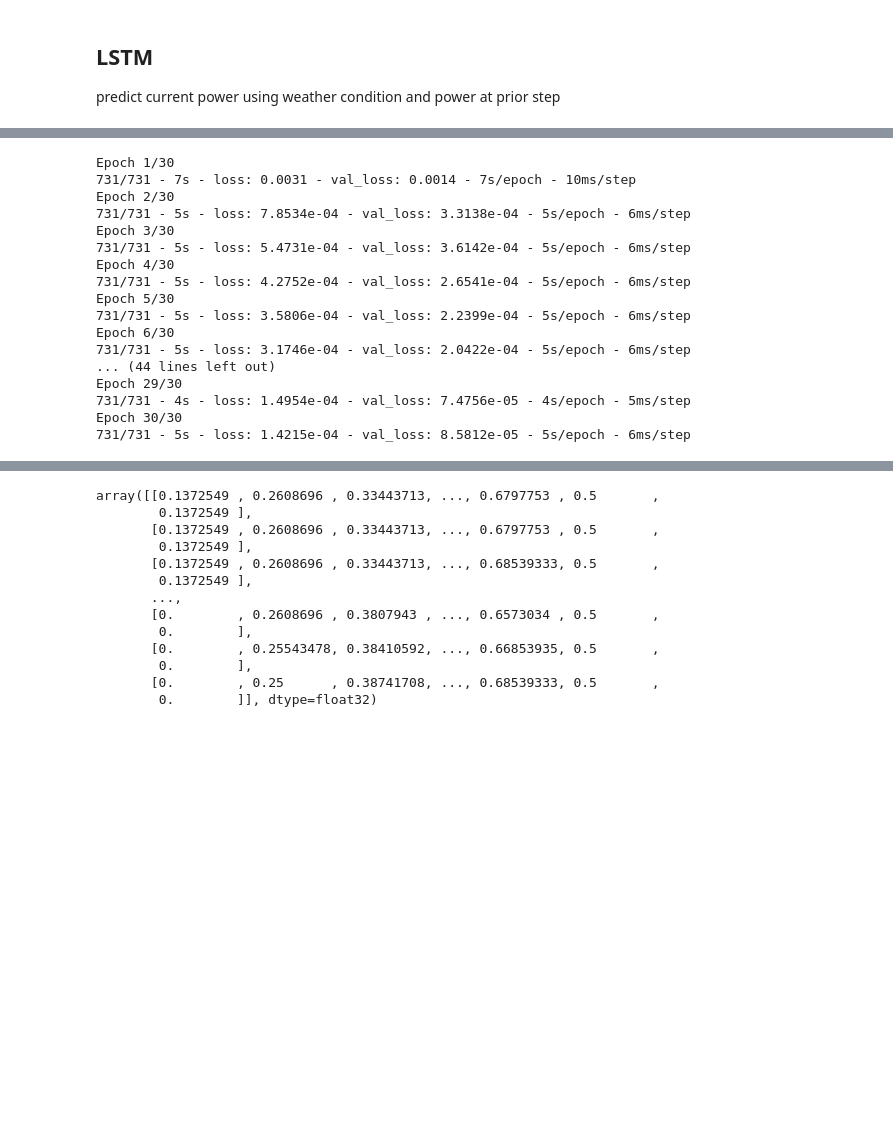
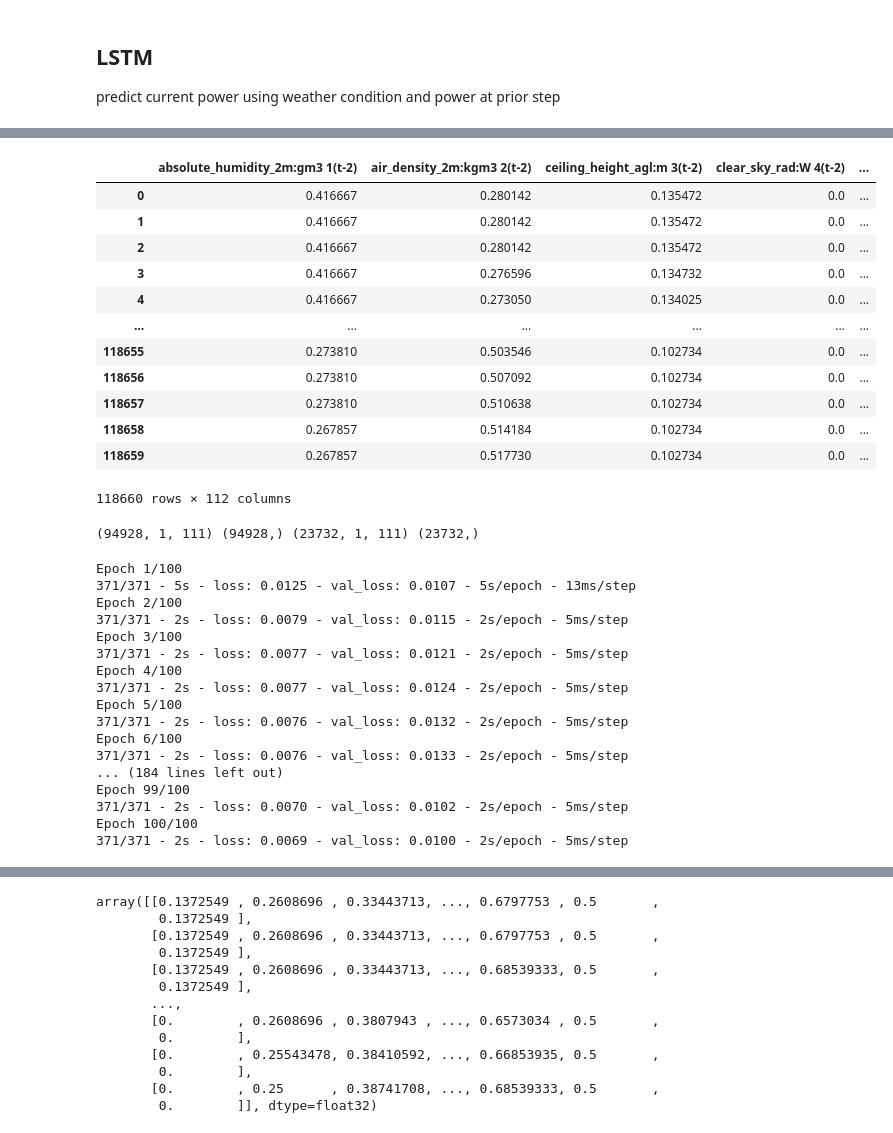
Before and after one commit to hugokerino/Energy-forecasting-NTNU, a Jupyter notebook: data/Hugo/notebook_hugo.ipynb, the cells around one changed output, grey strips where cells are left out. Drawn from its saved outputs; the diff is of its cells as text; code cells hidden in the pictures; blank space fills up the shorter version.

```diff
--- a/data/Hugo/notebook_hugo.ipynb
+++ b/data/Hugo/notebook_hugo.ipynb
@@ -407,7 +407,7 @@ def remove_consecutive_identical_values(df: pd.DataFrame, feature: str):
 from datetime import datetime, timedelta
 
 #Select a location in observed dataset
-location = 1 # 0=A, 1=B, 2=C
+location = 0 # 0=A, 1=B, 2=C
 X_train_obs, X_train_est, Y_train = Train_datasets[location], Train_datasets[location+3], Target_datasets[location]
 
 X_train_obs = X_train_obs.rename(columns={"date_forecast":"time"})
@@ -618,3 +583,19 @@ reference_dataset
+# %%
+reframed
+# %% [output]
+|  | absolute_humidity_2m:gm3 1(t-2) | air_density_2m:kgm3 2(t-2) | ceiling_height_agl:m 3(t-2) | clear_sky_rad:W 4(t-2) | ... |
+| 0 | 0.416667 | 0.280142 | 0.135472 | 0.0 | ... |
+| 1 | 0.416667 | 0.280142 | 0.135472 | 0.0 | ... |
+| 2 | 0.416667 | 0.280142 | 0.135472 | 0.0 | ... |
+| 3 | 0.416667 | 0.276596 | 0.134732 | 0.0 | ... |
+| 4 | 0.416667 | 0.273050 | 0.134025 | 0.0 | ... |
+| ... | ... | ... | ... | ... | ... |
+| 118655 | 0.273810 | 0.503546 | 0.102734 | 0.0 | ... |
+| 118656 | 0.273810 | 0.507092 | 0.102734 | 0.0 | ... |
+| 118657 | 0.273810 | 0.510638 | 0.102734 | 0.0 | ... |
+| 118658 | 0.267857 | 0.514184 | 0.102734 | 0.0 | ... |
+| 118659 | 0.267857 | 0.517730 | 0.102734 | 0.0 | ... |
+118660 rows × 112 columns
 # %%
 #Get data into proper shape for LSTM
 
@@ -628,49 +609,47 @@ test = values[split:, :]
 train_X, train_y = train[:, :-1], train[:, -1]
 test_X, test_y = test[:, :-1], test[:, -1]
 
+"""
 # reshape input to be 3D [samples, timesteps, features]
-nb_feature = X_Train_obs.shape[1]-1
-Train_X = np.zeros((train_X.shape[0],n_in,nb_feature))
-Test_X  = np.zeros((test_X.shape[0],n_in,nb_feature))
+nb_feature = int((reframed.shape[1] -1)/(n_in +1))
+Train_X = np.zeros((train_X.shape[0],n_in+1,nb_feature))
+Test_X  = np.zeros((test_X.shape[0],n_in+1,nb_feature))
 
-
-# reshape input to be 3D [samples, timesteps, features]
+# Fill to to be 3D [samples, timesteps, features]
 for i in range(nb_feature):
-    for j in range(n_in):
+    for j in range(n_in+1):
         Train_X[:,j,i] = train_X[:,i +j*nb_feature]
         Test_X[:,j,i]  = test_X[:,i +j*nb_feature]
 
+"""
 
-# reshape input to be 3D [samples, timesteps, features]
-#train_X = train_X.reshape((train_X.shape[0], 1, train_X.shape[1]))
-#test_X = test_X.reshape((test_X.shape[0], 1, test_X.shape[1]))
-#print(train_X.shape, train_y.shape, test_X.shape, test_y.shape)
+train_X = train_X.reshape((train_X.shape[0], 1, train_X.shape[1]))
+test_X = test_X.reshape((test_X.shape[0], 1, test_X.shape[1]))
+print(train_X.shape, train_y.shape, test_X.shape, test_y.shape)
+# %% [output]
+(94928, 1, 111) (94928,) (23732, 1, 111) (23732,)
 # %%
 #Simple training for the moment without timeseriesplit
-"""
 model = create_lstm_model((train_X.shape[1], train_X.shape[2]))
-history = model.fit(train_X, train_y, epochs=100, batch_size=128, validation_data=(test_X, test_y), verbose=2, shuffle=False)
-"""
-model = create_lstm_model((Train_X.shape[1], Train_X.shape[2]))
-history = model.fit(Train_X, train_y, epochs=30, batch_size=128, validation_data=(Test_X, test_y), verbose=2, shuffle=False)
+history = model.fit(train_X, train_y, epochs=100, batch_size=256, validation_data=(test_X, test_y), verbose=2, shuffle=False)
 # %% [output]
-Epoch 1/30
-731/731 - 7s - loss: 0.0031 - val_loss: 0.0014 - 7s/epoch - 10ms/step
-Epoch 2/30
-731/731 - 5s - loss: 7.8534e-04 - val_loss: 3.3138e-04 - 5s/epoch - 6ms/step
-Epoch 3/30
-731/731 - 5s - loss: 5.4731e-04 - val_loss: 3.6142e-04 - 5s/epoch - 6ms/step
-Epoch 4/30
-731/731 - 5s - loss: 4.2752e-04 - val_loss: 2.6541e-04 - 5s/epoch - 6ms/step
-Epoch 5/30
-731/731 - 5s - loss: 3.5806e-04 - val_loss: 2.2399e-04 - 5s/epoch - 6ms/step
-Epoch 6/30
-731/731 - 5s - loss: 3.1746e-04 - val_loss: 2.0422e-04 - 5s/epoch - 6ms/step
-... (44 lines left out)
-Epoch 29/30
-731/731 - 4s - loss: 1.4954e-04 - val_loss: 7.4756e-05 - 4s/epoch - 5ms/step
-Epoch 30/30
-731/731 - 5s - loss: 1.4215e-04 - val_loss: 8.5812e-05 - 5s/epoch - 6ms/step
+Epoch 1/100
+371/371 - 5s - loss: 0.0125 - val_loss: 0.0107 - 5s/epoch - 13ms/step
+Epoch 2/100
+371/371 - 2s - loss: 0.0079 - val_loss: 0.0115 - 2s/epoch - 5ms/step
+Epoch 3/100
+371/371 - 2s - loss: 0.0077 - val_loss: 0.0121 - 2s/epoch - 5ms/step
+Epoch 4/100
+371/371 - 2s - loss: 0.0077 - val_loss: 0.0124 - 2s/epoch - 5ms/step
+Epoch 5/100
+371/371 - 2s - loss: 0.0076 - val_loss: 0.0132 - 2s/epoch - 5ms/step
+Epoch 6/100
+371/371 - 2s - loss: 0.0076 - val_loss: 0.0133 - 2s/epoch - 5ms/step
+... (184 lines left out)
+Epoch 99/100
+371/371 - 2s - loss: 0.0070 - val_loss: 0.0102 - 2s/epoch - 5ms/step
+Epoch 100/100
+371/371 - 2s - loss: 0.0069 - val_loss: 0.0100 - 2s/epoch - 5ms/step
 # %%
 # plot history
 plt.title("Training curves")
```
Also changed, not shown: parts of 12 cells of this notebook.
